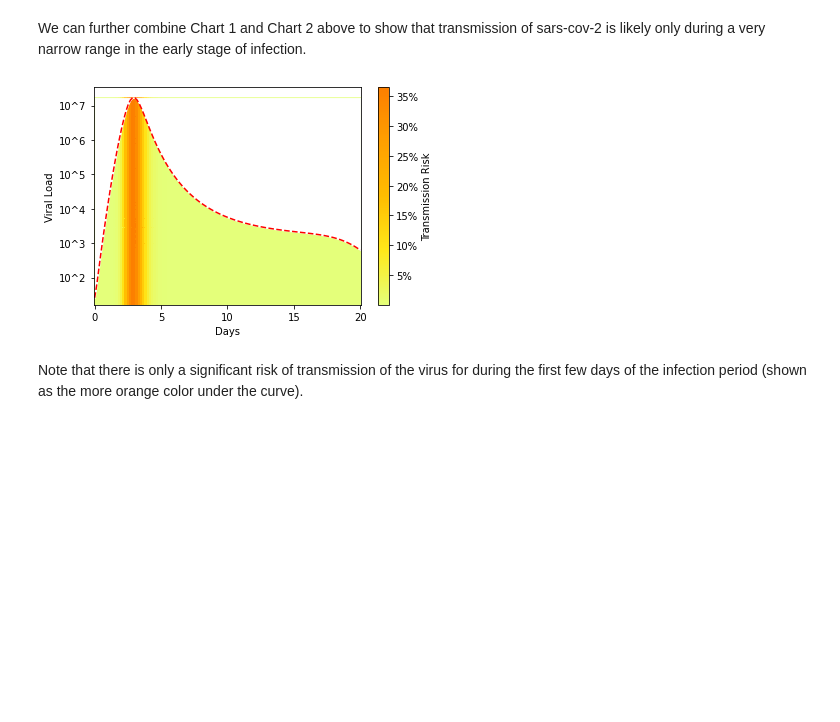
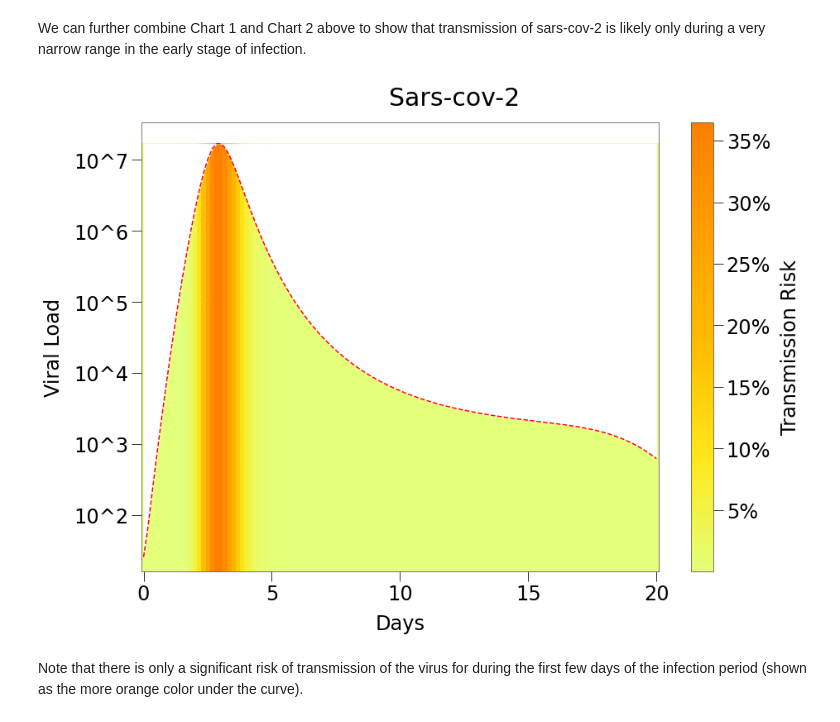
Before and after one commit to rjskene/rknotdocs, a Jupyter notebook: docs/theory.ipynb, the cells around one changed output. Saved outputs shown, nothing was run; the diff lists cells and outputs as text; code cells hidden in the pictures; blank space fills up the shorter version.

```diff
--- a/docs/theory.ipynb
+++ b/docs/theory.ipynb
@@ -1,3 +1,6 @@
+# %%
+import matplotlib.pyplot as plt
+plt.style.use('rknot_nb')
 # %% [markdown]
 ## Viral Spread Theory in RKnot ##
 
@@ -399,27 +485,29 @@ We can further combine Chart 1 and Chart 2 above to show that transmission of sa
 # %%
 tmr = taufunc(v, alpha, gamma)
 
-fig, ax = plt.subplots()
+fig, ax = plt.subplots(figsize=(14,10))
 ax.plot(t, np.log10(z[:,2]),'r--')
 ax.set_ylabel('Viral Load')
 ax.set_xlabel('Days')
 max_mag = math.ceil(np.log10(z[:,2]).max())
 ax.set_yticks([np.log10(10**i) for i in range(0, max_mag)])
 ax.set_yticklabels([''] + [f'10^{i+1}' for i in range(0, max_mag - 1)])
 
 c = ax.pcolormesh(
     t, np.log10(z[:,2]), np.tile(tmr*100, (120,1)),
     cmap='Wistia', vmin=tmr.min()*100, vmax=tmr.max()*100,
     shading='auto'
 )
 cbar = fig.colorbar(c, ax=ax, format='%.0f%%')
 cbar.ax.set_ylabel('Transmission Risk', rotation=90)
 
 ax.fill_between(t, np.log10(z[:,2]), np.log10(z[:,2]).max(), interpolate=True, color='w')
+plt.gcf().set_facecolor('white') # Or any color
+plt.suptitle('Sars-cov-2', y=.94)
 
-plt.show()
+plt.savefig('imgs/tmr_curve')
 # %% [output]
-[figure, old version]
+[figure, new version]
 # %% [markdown]
 Note that there is only a significant risk of transmission of the virus for during the first few days of the infection period (shown as the more orange color under the curve).
 # %% [markdown]
```
Also changed, not shown: parts of 14 cells of this notebook, 35 other files.
